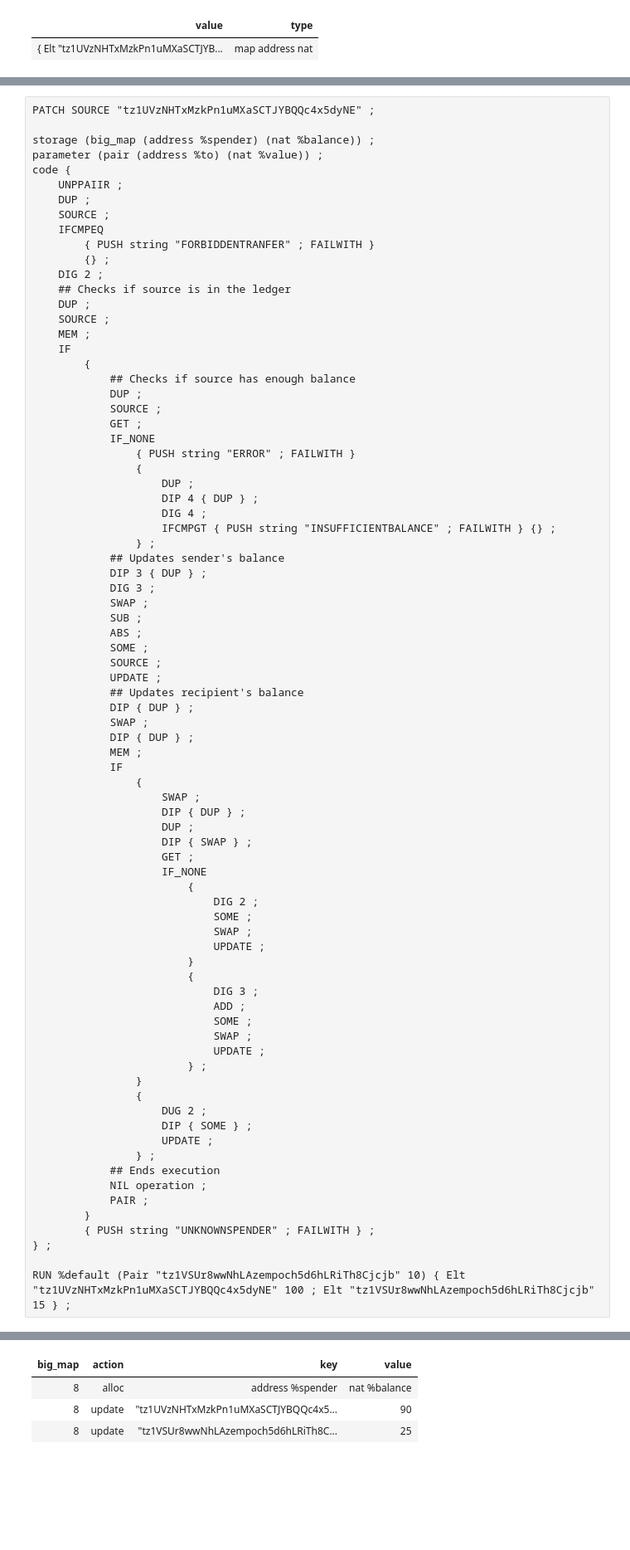
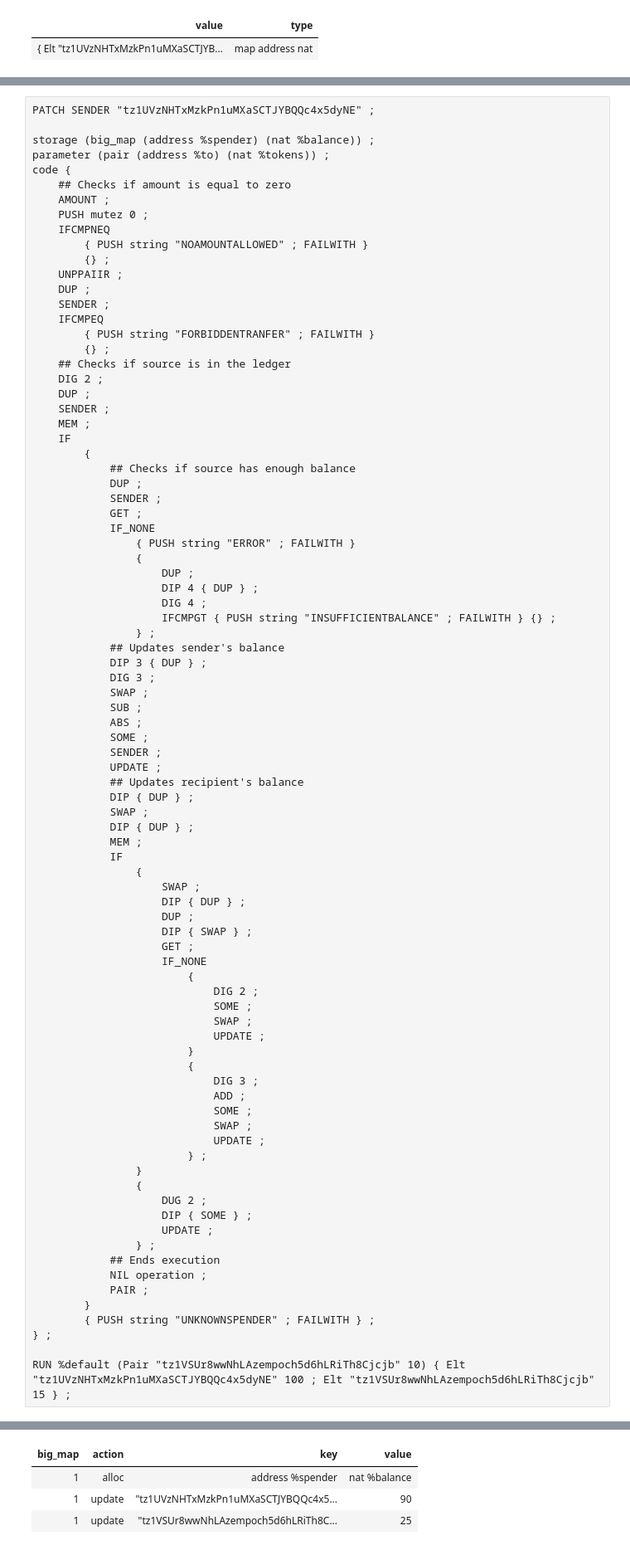
Before and after one commit to baking-bad/michelson-labs, a Jupyter notebook: notebooks/tutorials/Sandbox.ipynb, the cells around one changed output, grey strips where cells are left out. Shown at 83% size. Saved outputs shown, nothing was run; the diff lists cells and outputs as text; blank space fills up the shorter version.

```diff
--- a/notebooks/tutorials/Sandbox.ipynb
+++ b/notebooks/tutorials/Sandbox.ipynb
@@ -627,25 +734,31 @@ DUMP ;
 # %%
-PATCH SOURCE "tz1UVzNHTxMzkPn1uMXaSCTJYBQQc4x5dyNE" ;
+PATCH SENDER "tz1UVzNHTxMzkPn1uMXaSCTJYBQQc4x5dyNE" ;
 
 storage (big_map (address %spender) (nat %balance)) ;
-parameter (pair (address %to) (nat %value)) ;
+parameter (pair (address %to) (nat %tokens)) ;
 code {
+    ## Checks if amount is equal to zero
+    AMOUNT ;
+    PUSH mutez 0 ;
+    IFCMPNEQ
+        { PUSH string "NOAMOUNTALLOWED" ; FAILWITH }
+        {} ;
     UNPPAIIR ;
     DUP ;
-    SOURCE ;
+    SENDER ;
     IFCMPEQ
         { PUSH string "FORBIDDENTRANFER" ; FAILWITH }
         {} ;
+    ## Checks if source is in the ledger
     DIG 2 ;
-    ## Checks if source is in the ledger
     DUP ;
-    SOURCE ;
+    SENDER ;
     MEM ;
     IF
         {
             ## Checks if source has enough balance
             DUP ;
-            SOURCE ;
+            SENDER ;
             GET ;
             IF_NONE
                 { PUSH string "ERROR" ; FAILWITH }
@@ -662,7 +775,7 @@ code {
             SUB ;
             ABS ;
             SOME ;
-            SOURCE ;
+            SENDER ;
             UPDATE ;
             ## Updates recipient's balance
             DIP { DUP } ;
@@ -727,4 +823,4 @@ PAIR: pop [], -135; push ([], -135);
 | big_map | action | key | value |
-| 8 | alloc | address %spender | nat %balance |
-| 8 | update | "tz1UVzNHTxMzkPn1uMXaSCTJYBQQc4x5... | 90 |
-| 8 | update | "tz1VSUr8wwNhLAzempoch5d6hLRiTh8C... | 25 |
+| 1 | alloc | address %spender | nat %balance |
+| 1 | update | "tz1UVzNHTxMzkPn1uMXaSCTJYBQQc4x5... | 90 |
+| 1 | update | "tz1VSUr8wwNhLAzempoch5d6hLRiTh8C... | 25 |
```
Also changed, not shown: parts of 4 cells of this notebook, 1 other file.
